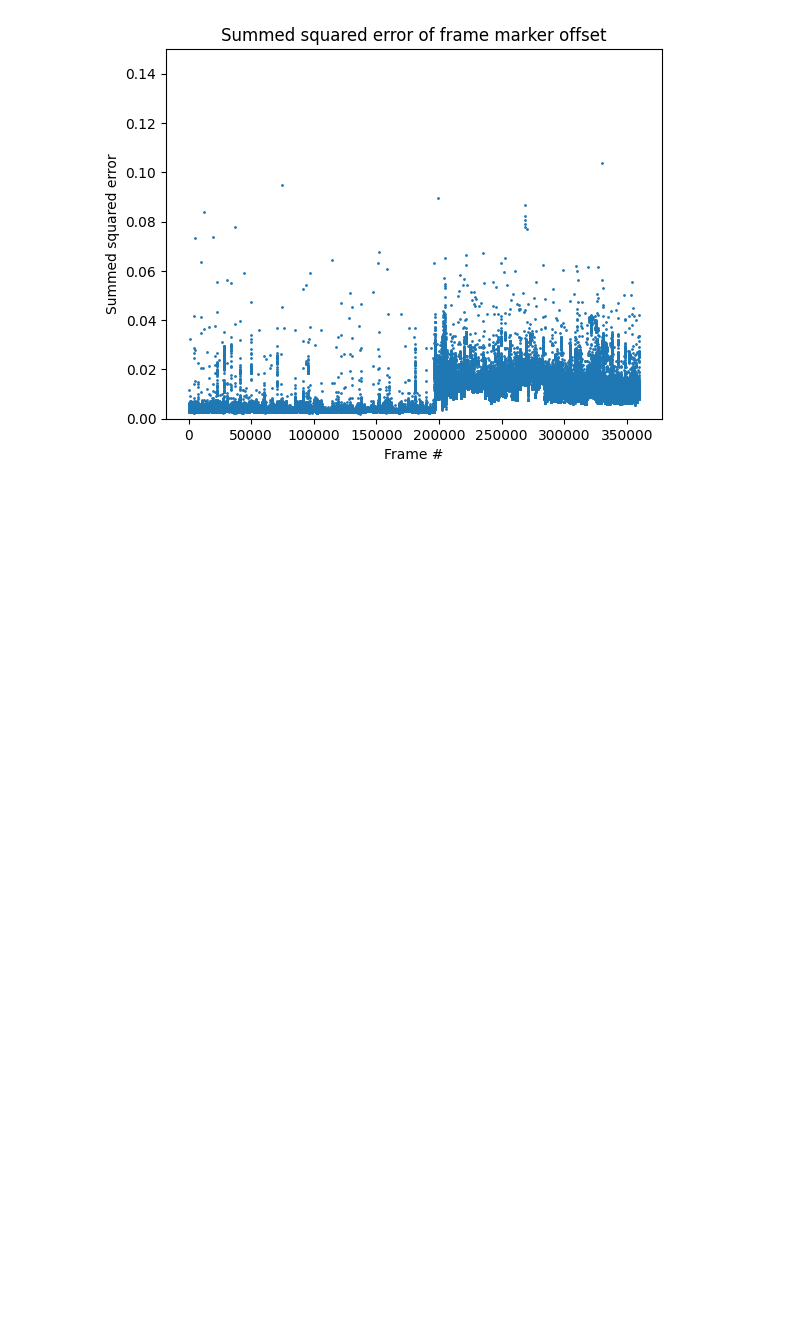
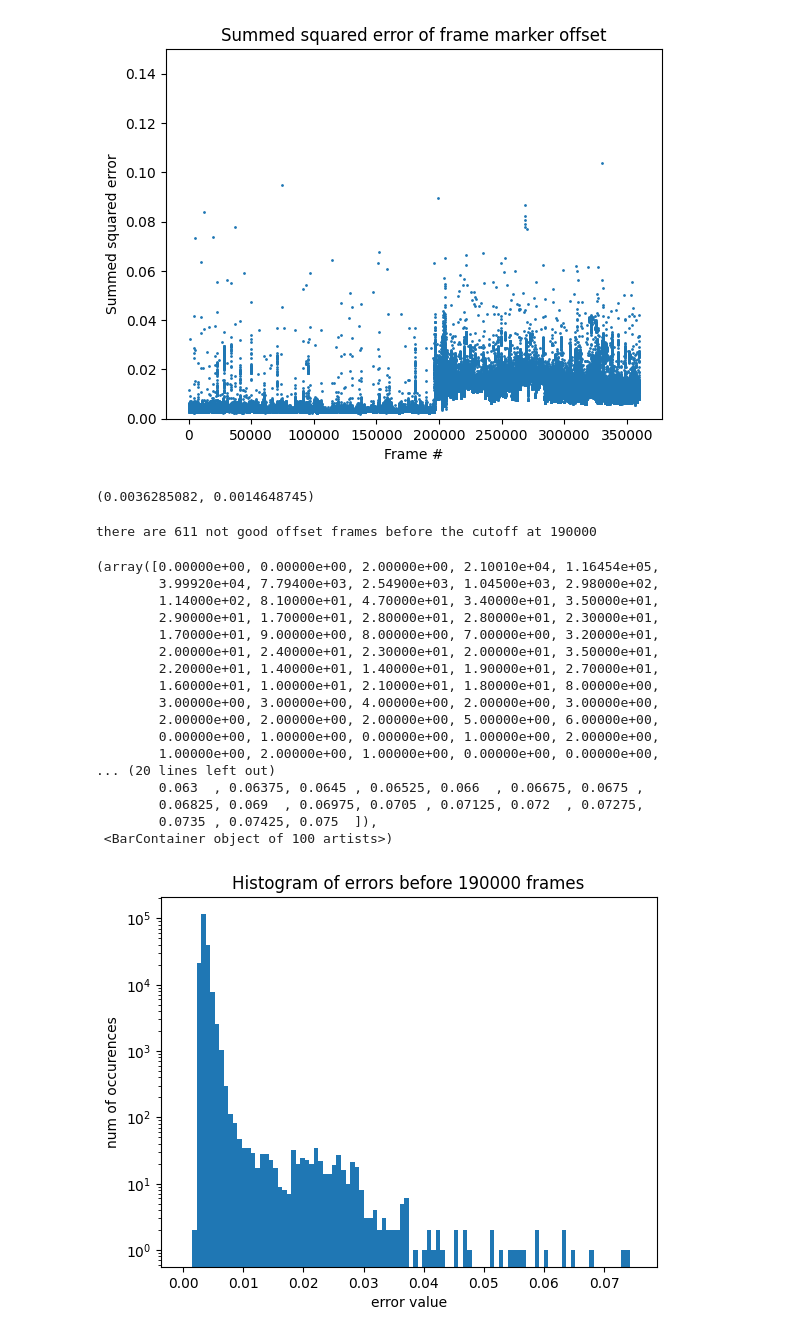
Before and after one commit to talmolab/stac-mjx, a Jupyter notebook: stac-mjx/graph_error.ipynb, the cells around one changed output. Cells and saved outputs as stored; diff of their text form; code cells hidden in the pictures; blank space fills up the shorter version.

Commit message:
update error graphing

```diff
--- a/stac-mjx/graph_error.ipynb
+++ b/stac-mjx/graph_error.ipynb
@@ -128,0 +132,36 @@ plt.scatter(np.arange(x),errors[:x], s=1)
+# %%
+errors[:190000].mean(), errors[:190000].std()
+# %% [output]
+(0.0036285082, 0.0014648745)
+# %%
+cutoff = 190000
+indices = np.where(errors[:cutoff] > 0.01)[0]
+
+print(f"there are {indices.shape[0]} not good offset frames before the cutoff at {cutoff}")
+# %% [output]
+there are 611 not good offset frames before the cutoff at 190000
+# %%
+# plot graph where x = error value and y = number of frames in log scale
+plt.title(f"Histogram of errors before {cutoff} frames")
+plt.xlabel("error value")
+plt.ylabel("num of occurences")
+plt.hist(errors[:cutoff], bins=100, range=(0,0.075), log=True)
+# %% [output]
+(array([0.00000e+00, 0.00000e+00, 2.00000e+00, 2.10010e+04, 1.16454e+05,
+        3.99920e+04, 7.79400e+03, 2.54900e+03, 1.04500e+03, 2.98000e+02,
+        1.14000e+02, 8.10000e+01, 4.70000e+01, 3.40000e+01, 3.50000e+01,
+        2.90000e+01, 1.70000e+01, 2.80000e+01, 2.80000e+01, 2.30000e+01,
+        1.70000e+01, 9.00000e+00, 8.00000e+00, 7.00000e+00, 3.20000e+01,
+        2.00000e+01, 2.40000e+01, 2.30000e+01, 2.00000e+01, 3.50000e+01,
+        2.20000e+01, 1.40000e+01, 1.40000e+01, 1.90000e+01, 2.70000e+01,
+        1.60000e+01, 1.00000e+01, 2.10000e+01, 1.80000e+01, 8.00000e+00,
+        3.00000e+00, 3.00000e+00, 4.00000e+00, 2.00000e+00, 3.00000e+00,
+        2.00000e+00, 2.00000e+00, 2.00000e+00, 5.00000e+00, 6.00000e+00,
+        0.00000e+00, 1.00000e+00, 0.00000e+00, 1.00000e+00, 2.00000e+00,
+        1.00000e+00, 2.00000e+00, 1.00000e+00, 0.00000e+00, 0.00000e+00,
+... (20 lines left out)
+        0.063  , 0.06375, 0.0645 , 0.06525, 0.066  , 0.06675, 0.0675 ,
+        0.06825, 0.069  , 0.06975, 0.0705 , 0.07125, 0.072  , 0.07275,
+        0.0735 , 0.07425, 0.075  ]),
+ <BarContainer object of 100 artists>)
+[figure, added]
```
Also changed, not shown: parts of 5 cells of this notebook.
